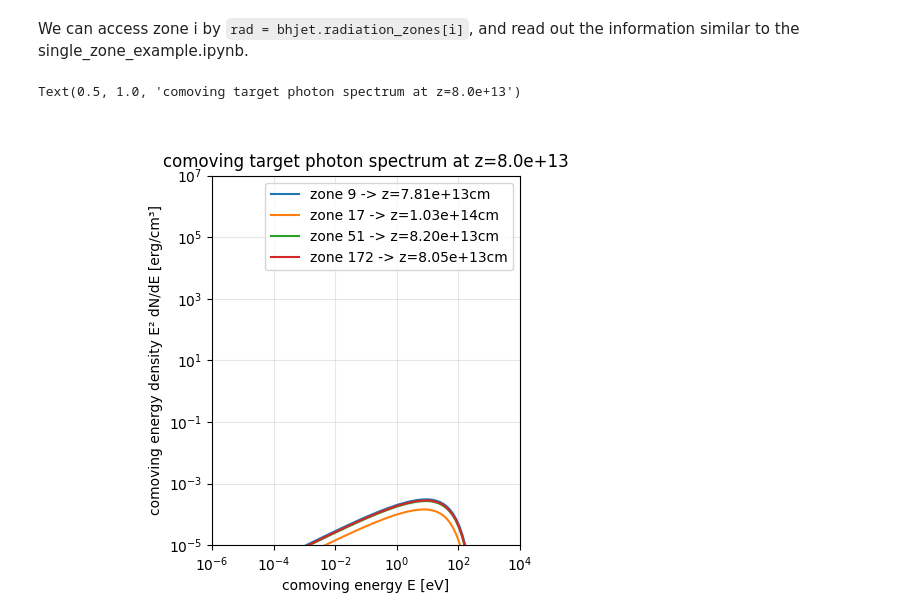
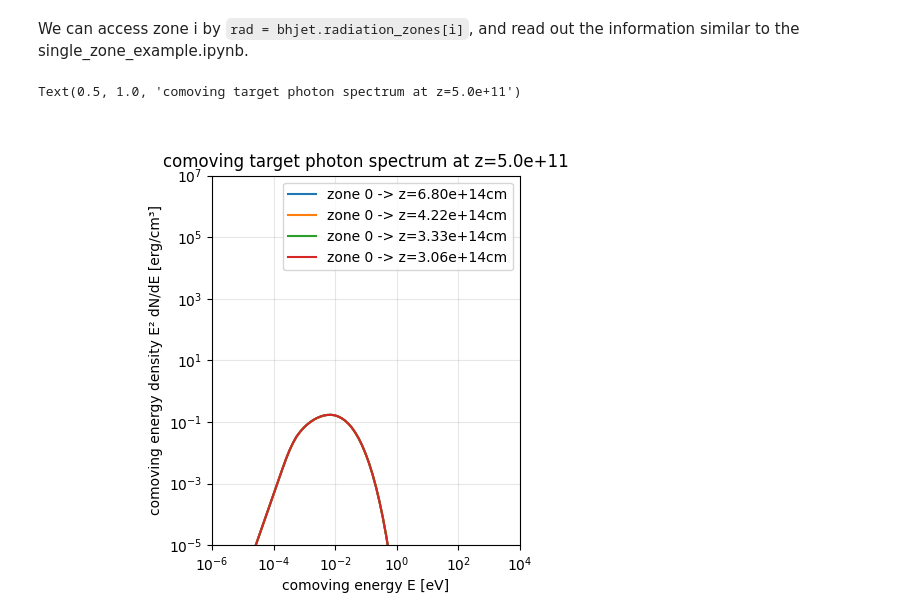
Before and after one commit to maklinger/BHJet, a Jupyter notebook: examples/bhjet_example_discretisation.ipynb, the cells around one changed output. Saved outputs shown, nothing was run; the diff lists cells and outputs as text; code cells hidden in the pictures.

```diff
--- a/examples/bhjet_example_discretisation.ipynb
+++ b/examples/bhjet_example_discretisation.ipynb
@@ -78,3 +73,0 @@ for dlgz in dlgzs:
-# %%
-bljet = bljets[0]
-bljet.get_z_min_grid()
@@ -106,14 +98,24 @@ Next we can make the BHJet instance and assign the BLJet one to it
 # %%
-# # M87
-# bhjets = []
-# for dlgz in dlgzs:
-#     bhjets.append(BHJet(
-#         theta_obs=17, # degree
-#         distance=16e3, # kpc
-#         redshift=0.00428,
-#         include_counterjet=True,
-#         profile_time=True,
-#         verbosity_level=1))
+bhjets = []
+for dlgz in dlgzs:
+    if sim_type == "M87":
+        bhjets.append(BHJet(
+            theta_obs=17, # degree
+            distance=16e3, # kpc
+            redshift=0.00428,
+            include_counterjet=True,
+            profile_time=True,
+            verbosity_level=1))
+    elif sim_type == "xrb":
+        bhjets.append(BHJet(
+            theta_obs=40, # degree
+            distance=8, # kpc
+            redshift=0.0,
+            include_counterjet=True,
+            profile_time=True,
+            verbosity_level=1))
+    else:
+        print(f"sim_type {sim_type} not defined")
 
-# for i in range(len(dlgzs)):
-#     bhjets[i].init_jet_dynamics(bljets[i])
+for i in range(len(dlgzs)):
+    bhjets[i].init_jet_dynamics(bljets[i])
@@ -148,33 +127,27 @@ for bhjet in bhjets:
 We can access zone i by `rad = bhjet.radiation_zones[i]`, and read out the information similar to the single_zone_example.ipynb.
 # %%
 z_zone = bljet.z_dissipation*bljet.r_g # cm
-z_zone = 8e13 # cm
+z_zone = 5e11 # cm
 
 fig, axpt = plt.subplots()
 for i in range(len(dlgzs)):
     bhjet = bhjets[i]
     bljet = bljets[i]
     zs = bljet.get_z_center_grid()
     ind_zone = np.argmin((z_zone-zs)**2)
     rad = bhjet.radiation_zones[ind_zone]
     energy = rad.get_photon_target_energy_grid()
     fac = 1 #n_zones_vals[i]/n_zones_vals[0]
     axpt.loglog(energy*erg2eV, 1/fac * rad.get_photon_target_energy_density(), label=f"zone {ind_zone} -> z={bljet.get_z_center_grid()[ind_zone]:.2e}cm")
-# axpt.loglog(energy*erg2eV, rad.get_photon_target_energy_density_black_body("starlight"), ls="--", label="starlight")
-# axpt.axvline(rad.get_target_black_body_temperature("starlight")*1e3 * rad.doppler_factor_bulk, color="tab:orange")
-# axpt.loglog(energy*erg2eV, rad.get_photon_target_energy_density_black_body("CMB"), ls="--", label="CMB")
-# axpt.axvline(rad.get_target_black_body_temperature("CMB")*1e3 * rad.doppler_factor_bulk, color="tab:green")
-# axpt.loglog(energy*erg2eV, rad.get_photon_target_energy_density_black_body("bulge"), ls="--", label="bulge")
-# axpt.axvline(rad.get_target_black_body_temperature("bulge")*1e3 * rad.doppler_factor_bulk, color="tab:red")
 axpt.legend()
 axpt.set_xlabel("comoving energy E [eV]")
 axpt.set_ylabel("comoving energy density E² dN/dE [erg/cm³]")
 axpt.grid(alpha=0.3)
 axpt.set_aspect("equal")
 axpt.set_ylim(1e-5, 1e7)
 axpt.set_xlim(1e-6, 1e4)
 # z_zone = "z_diss"
 axpt.set_title(f"comoving target photon spectrum at z={z_zone:.1e}")
 # %% [output]
-Text(0.5, 1.0, 'comoving target photon spectrum at z=8.0e+13')
+Text(0.5, 1.0, 'comoving target photon spectrum at z=5.0e+11')
-[figure, old version]
+[figure, new version]
```
Also changed, not shown: parts of 26 cells of this notebook, 2 other files.
